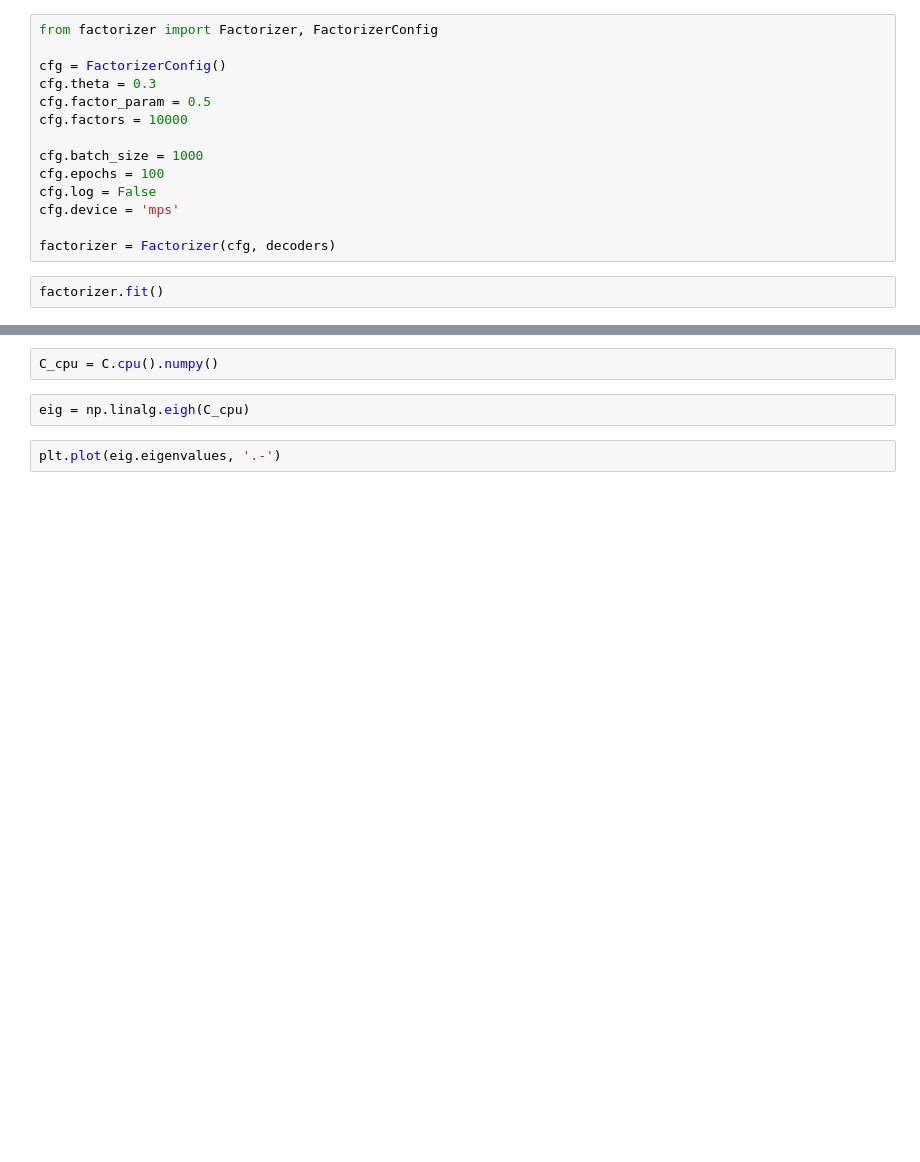
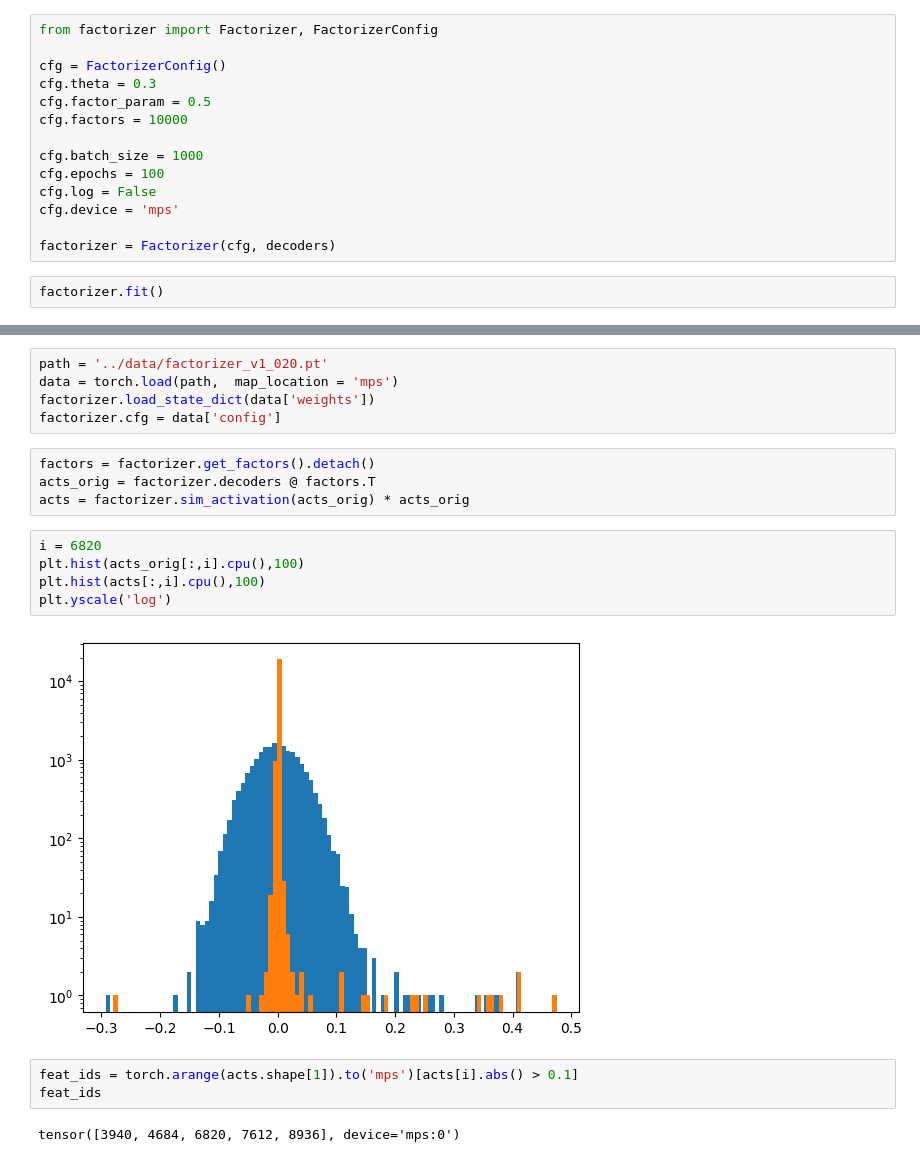
Before and after one commit to michaelttpearce/transcoder-exploration, a Jupyter notebook: comparison_to_transcoder.ipynb, the cells around one changed output, grey strips where cells are left out. Saved outputs shown, nothing was run; the diff lists cells and outputs as text; blank space fills up the shorter version.

```diff
--- a/comparison_to_transcoder.ipynb
+++ b/comparison_to_transcoder.ipynb
@@ -466,6 +499,21 @@ C = C.reshape(top_feat, top_feat)
-# %%
-C_cpu = C.cpu().numpy()
-# %%
-eig = np.linalg.eigh(C_cpu)
-# %%
-plt.plot(eig.eigenvalues, '.-')
+# %%
+path = '../data/factorizer_v1_020.pt'
+data = torch.load(path,  map_location = 'mps')
+factorizer.load_state_dict(data['weights'])
+factorizer.cfg = data['config']
+# %%
+factors = factorizer.get_factors().detach()
+acts_orig = factorizer.decoders @ factors.T
+acts = factorizer.sim_activation(acts_orig) * acts_orig
+# %%
+i = 6820
+plt.hist(acts_orig[:,i].cpu(),100)
+plt.hist(acts[:,i].cpu(),100)
+plt.yscale('log')
+# %% [output]
+[figure, added]
+# %%
+feat_ids = torch.arange(acts.shape[1]).to('mps')[acts[i].abs() > 0.1]
+feat_ids
+# %% [output]
+tensor([3940, 4684, 6820, 7612, 8936], device='mps:0')
```
Also changed, not shown: parts of 16 cells of this notebook, 1 other file.
